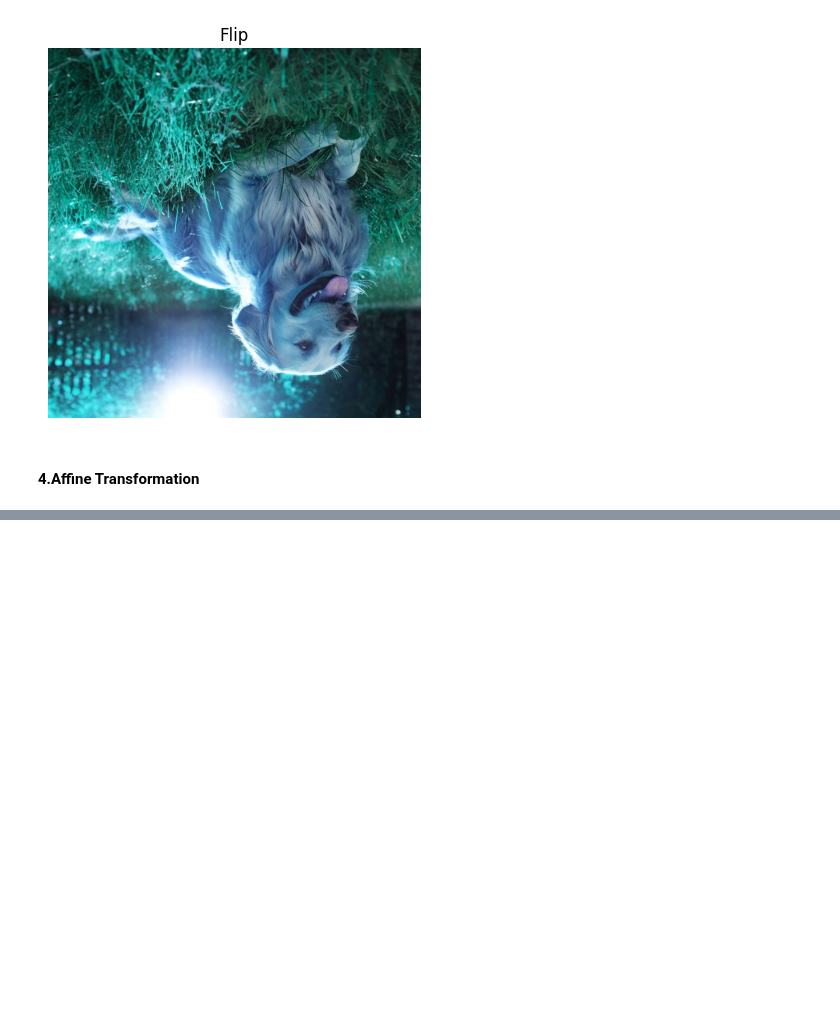
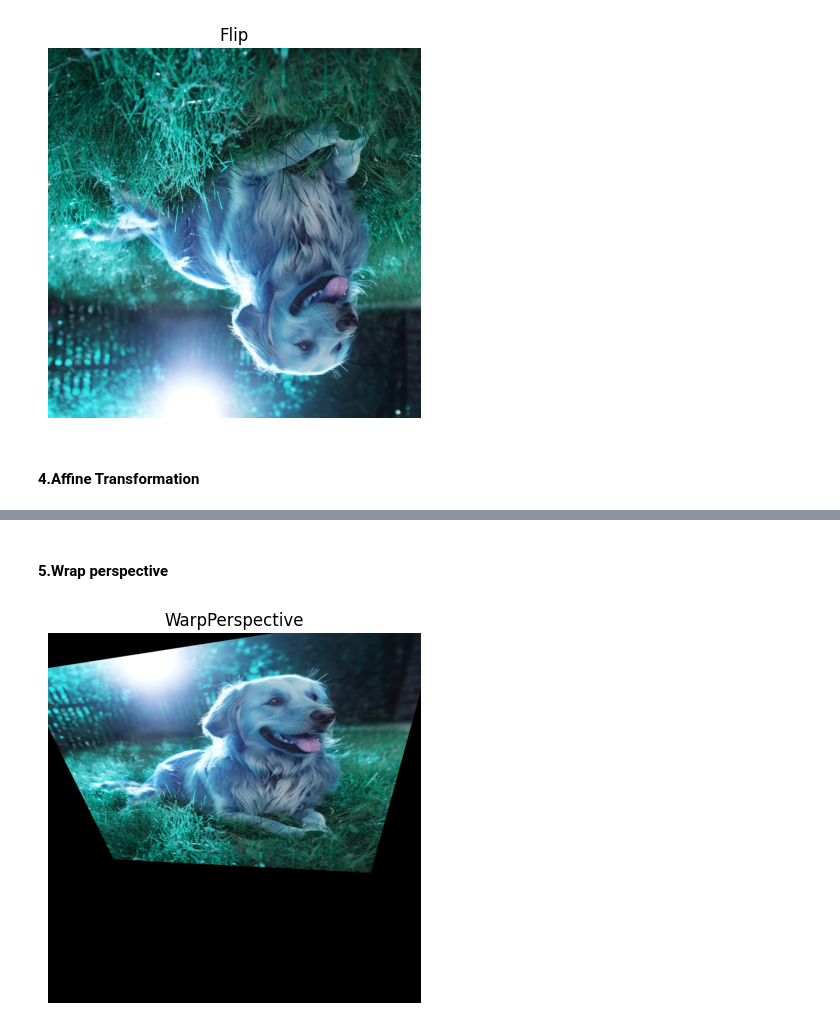
Before and after one commit to krishna-ammu05/PythonOpenCV, a Jupyter notebook: IMAGE_TRANSFORMATION.ipynb, the cells around one changed output, grey strips where cells are left out. Cells and saved outputs as stored; diff of their text form; code cells hidden in the pictures; blank space fills up the shorter version.

```diff
--- a/IMAGE_TRANSFORMATION.ipynb
+++ b/IMAGE_TRANSFORMATION.ipynb
@@ -47,0 +54,10 @@ src_pts = np.float32
+# %% [markdown]
+#### 5.Wrap perspective
+# %%
+src_pts = np.float32([[50,50],[450,50],[50,400],[450,400]])
+dst_pts = np.float32([[10,100],[400,50],[100,300],[400,300]])
+M_perspective = cv.getPerspectiveTransform(src_pts, dst_pts)
+warpPerspective = cv.warpPerspective(img, M_perspective, (img.shape[1], img.shape[0]))
+show("WarpPerspective", warpPerspective)
+# %% [output]
+[figure, added]
```
Also changed, not shown: parts of 7 cells of this notebook.
